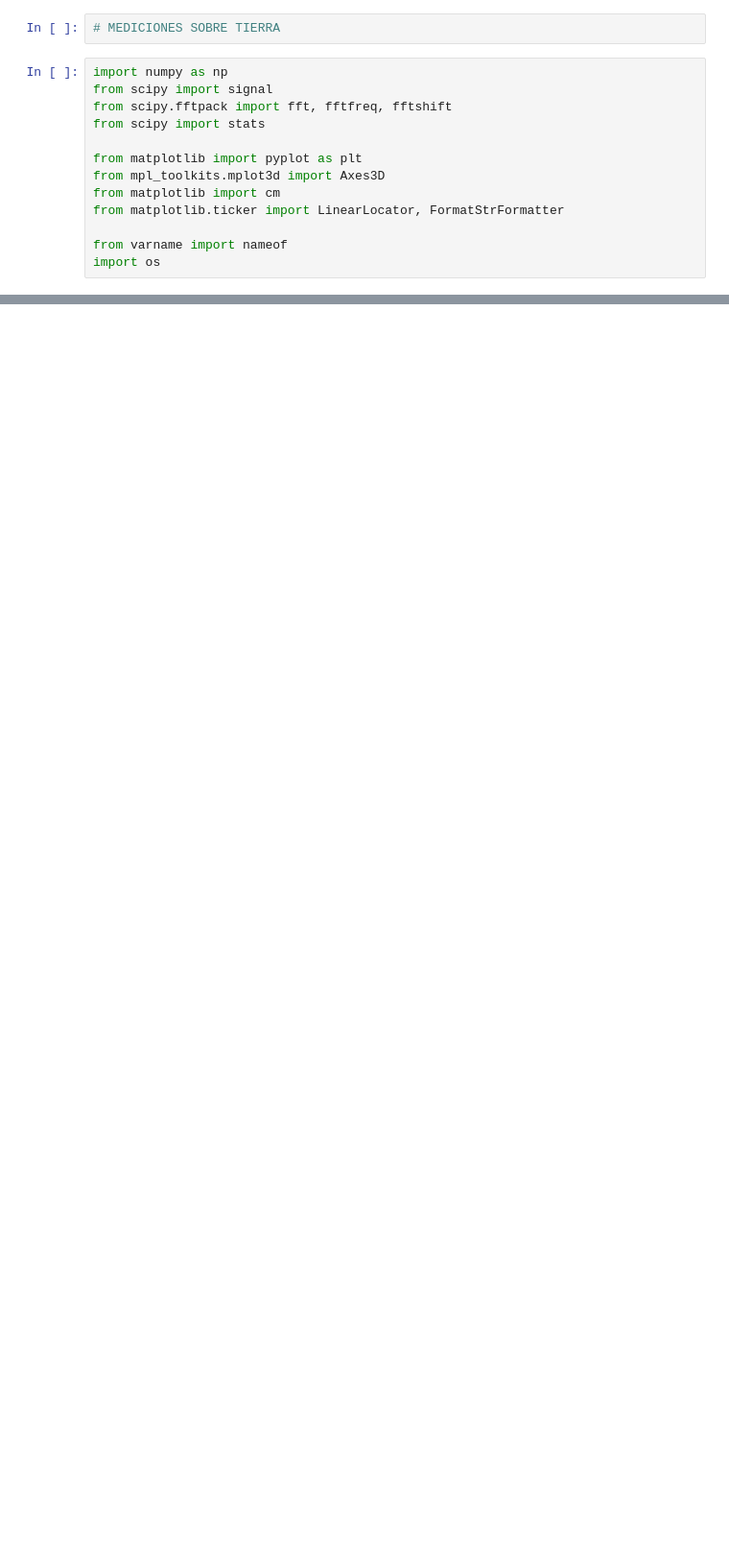
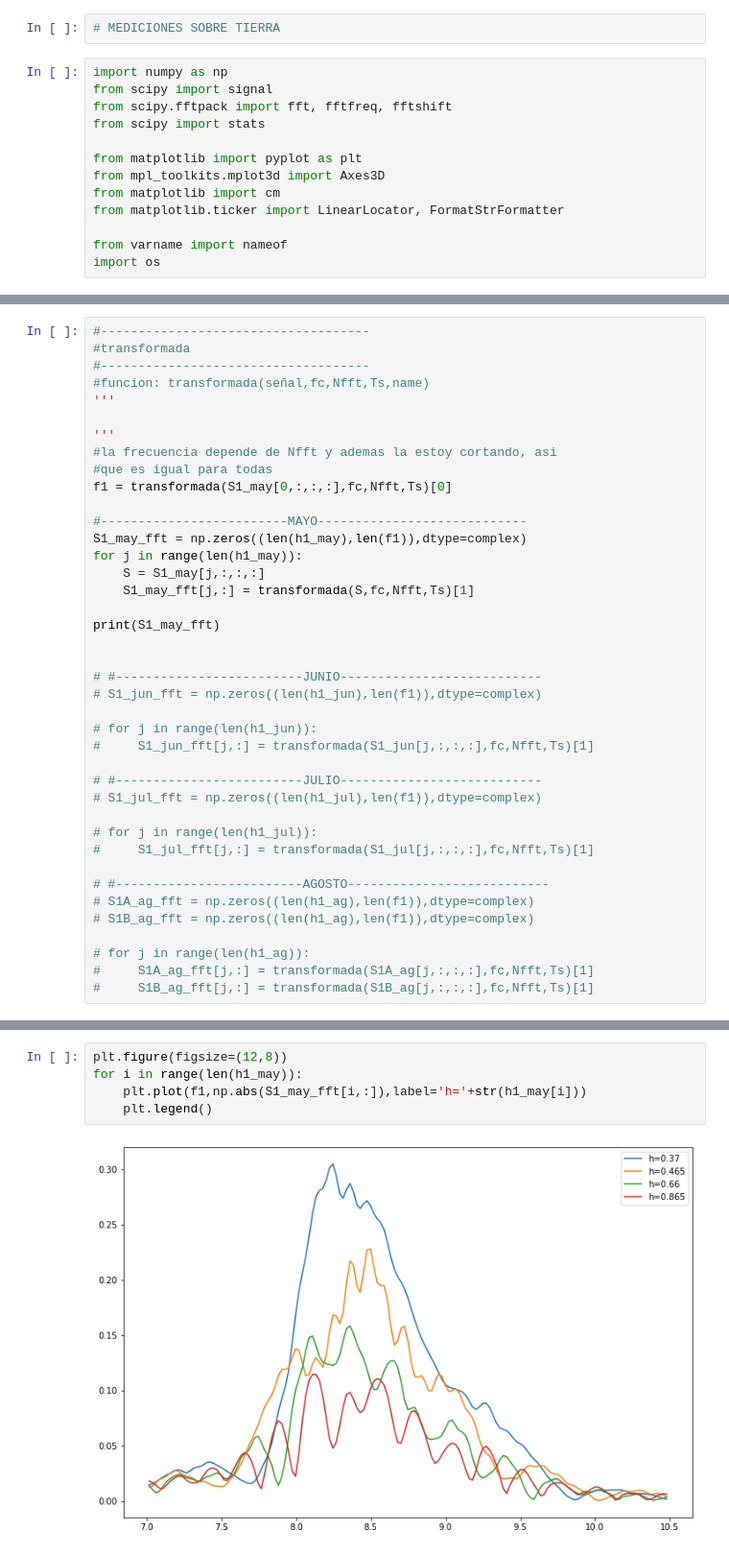
Before and after one commit to Coraline-github/tesis, a Jupyter notebook: ajustes.ipynb, the cells around one changed output, grey strips where cells are left out. Shown at 96% size. Cells and saved outputs as stored; diff of their text form; blank space fills up the shorter version.

```diff
--- a/ajustes.ipynb
+++ b/ajustes.ipynb
@@ -68,0 +121,40 @@ print(path)
+# %%
+#------------------------------------
+#transformada
+#------------------------------------
+#funcion: transformada(señal,fc,Nfft,Ts,name)
+'''
+
+'''
+#la frecuencia depende de Nfft y ademas la estoy cortando, asi
+#que es igual para todas
+f1 = transformada(S1_may[0,:,:,:],fc,Nfft,Ts)[0]
+
+#-------------------------MAYO----------------------------
+S1_may_fft = np.zeros((len(h1_may),len(f1)),dtype=complex)
+for j in range(len(h1_may)):
+    S = S1_may[j,:,:,:]
+    S1_may_fft[j,:] = transformada(S,fc,Nfft,Ts)[1]
+
+print(S1_may_fft)
+
+
+# #-------------------------JUNIO---------------------------
+# S1_jun_fft = np.zeros((len(h1_jun),len(f1)),dtype=complex)
+
+# for j in range(len(h1_jun)):
+#     S1_jun_fft[j,:] = transformada(S1_jun[j,:,:,:],fc,Nfft,Ts)[1]
+
+# #-------------------------JULIO---------------------------
+# S1_jul_fft = np.zeros((len(h1_jul),len(f1)),dtype=complex)
+
+# for j in range(len(h1_jul)):
+#     S1_jul_fft[j,:] = transformada(S1_jul[j,:,:,:],fc,Nfft,Ts)[1]
+
+# #-------------------------AGOSTO---------------------------
+# S1A_ag_fft = np.zeros((len(h1_ag),len(f1)),dtype=complex)
+# S1B_ag_fft = np.zeros((len(h1_ag),len(f1)),dtype=complex)
+
+# for j in range(len(h1_ag)):
+#     S1A_ag_fft[j,:] = transformada(S1A_ag[j,:,:,:],fc,Nfft,Ts)[1]
+#     S1B_ag_fft[j,:] = transformada(S1B_ag[j,:,:,:],fc,Nfft,Ts)[1]
@@ -68,0 +179,7 @@ print(path)
+# %%
+plt.figure(figsize=(12,8))
+for i in range(len(h1_may)):
+    plt.plot(f1,np.abs(S1_may_fft[i,:]),label='h='+str(h1_may[i]))
+    plt.legend()
+# %% [output]
+[figure, added]
```
Also changed, not shown: parts of 15 cells of this notebook, 4 other files.
